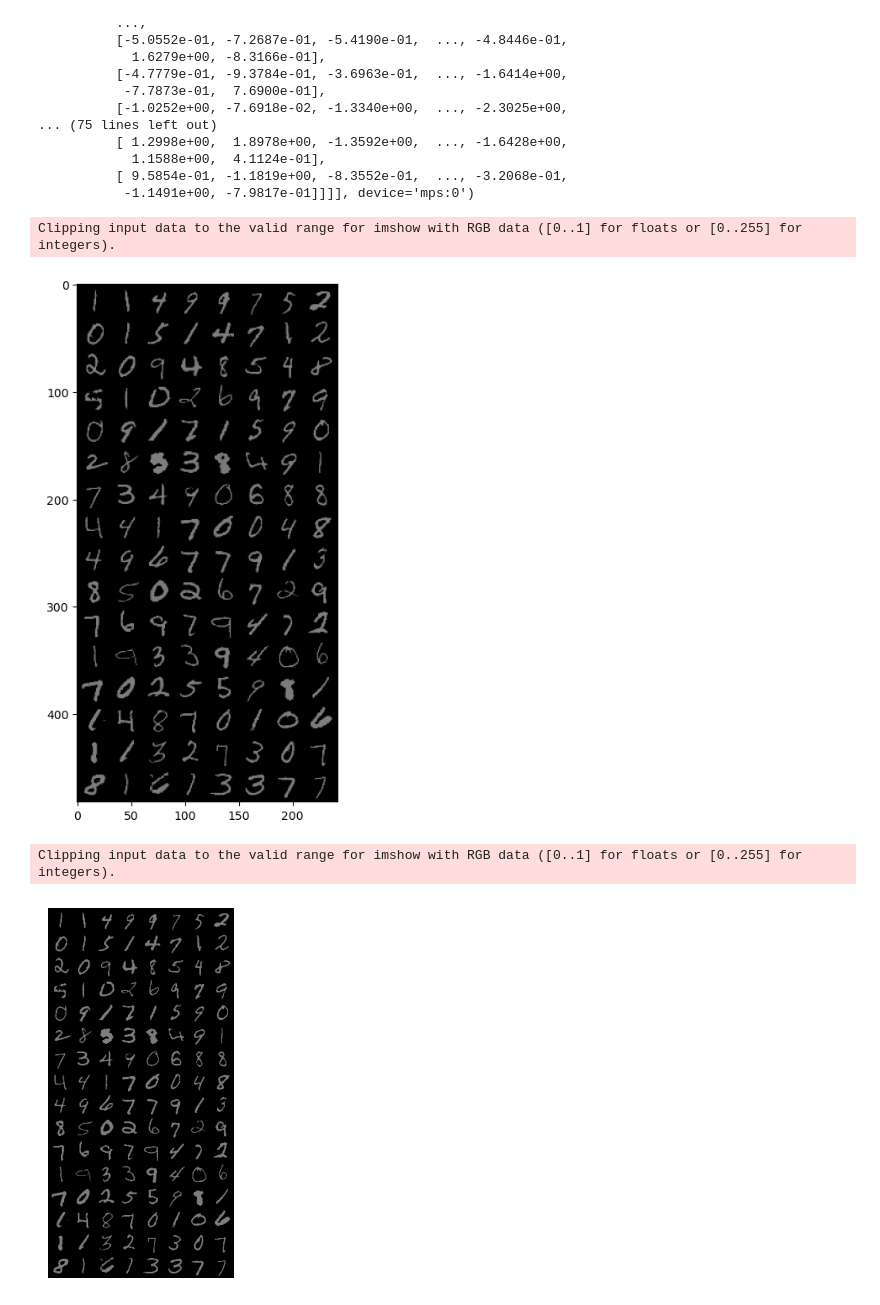
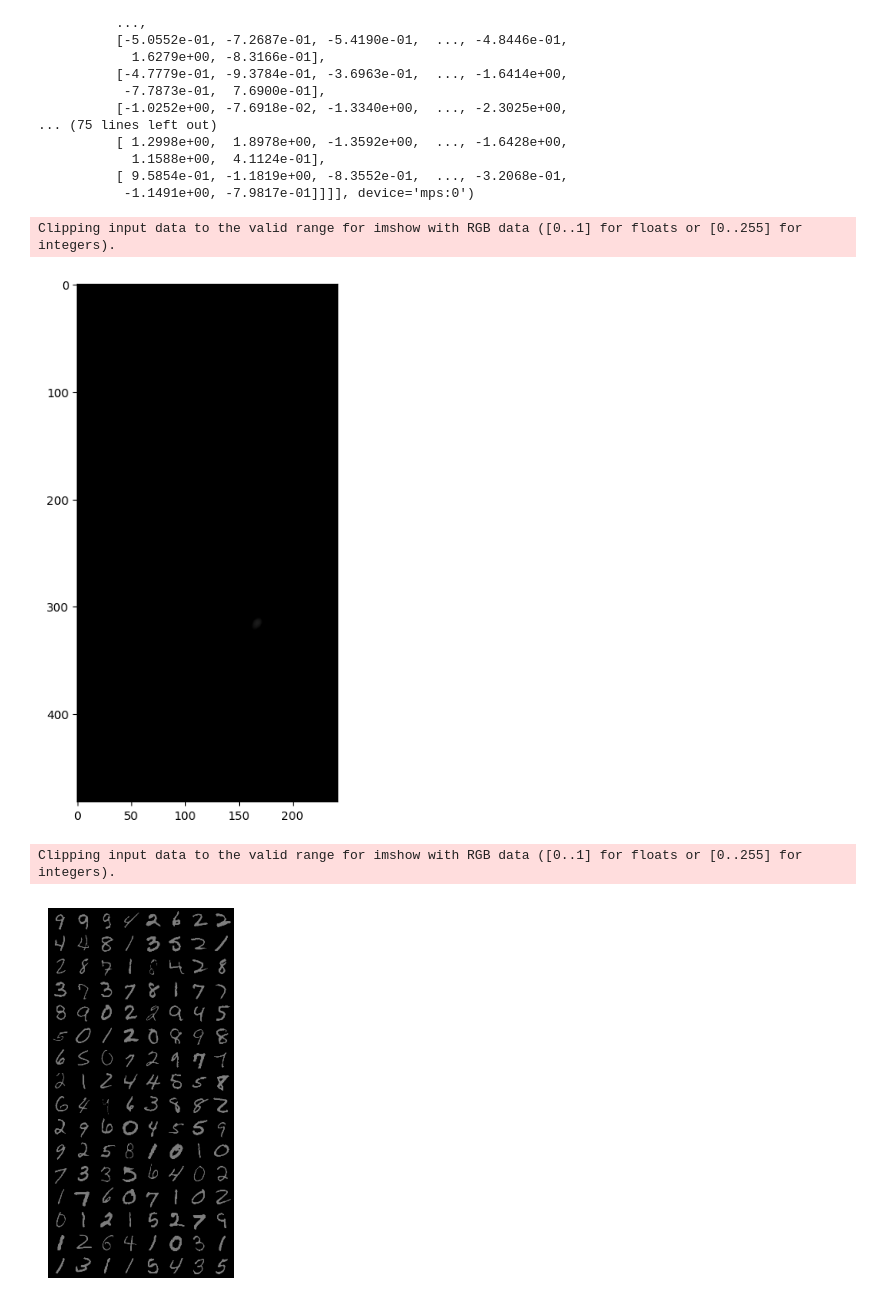
Before and after one commit to MaxTalberg/Diffusion-Model, a Jupyter notebook: src/CW.ipynb, the cells around one changed output. Cells and saved outputs as stored; diff of their text form; code cells hidden in the pictures.

Commit message:
generating cold diff plots

```diff
--- a/src/CW.ipynb
+++ b/src/CW.ipynb
@@ -43,15 +42,15 @@ timesteps = config["hyperparameters"]["timesteps"]
 interval = config["hyperparameters"]["interval"]
 
 # Load the MNIST dataset
-train_dataloader, test_dataloader = get_dataloaders(config["hyperparameters"]["batch_size"],
+dataloader = get_dataloaders(config["hyperparameters"]["batch_size"],
                                     config["hyperparameters"]["num_workers"])
 
 # get real images for FID
-real_images, _ = next(iter(train_dataloader))
+real_images, _ = next(iter(dataloader))
 
 # prepare the device
 accelerator = Accelerator()
-ddpm, optim, train_dataloader, test_dataloader = accelerator.prepare(ddpm, optim, train_dataloader, test_dataloader)
+ddpm, optim, dataloader = accelerator.prepare(ddpm, optim, dataloader)
 
 # Train the model
 epochs = config['hyperparameters']['epochs']
@@ -98,6 +97,6 @@ def train_epoch(model, dataloader, optimizer, display_interval=100, single_batch
     avg_train_loss = np.mean(train_losses)
     return avg_train_loss, z_t, x
 # %%
-avg_loss , z_t, x = train_epoch(ddpm, train_dataloader, optim, single_batch=False)
+avg_loss , z_t, x = train_epoch(ddpm, dataloader, optim, single_batch=False)
 # %% [output]
 Clipping input data to the valid range for imshow with RGB data ([0..1] for floats or [0..255] for integers).
@@ -130,29 +129,29 @@ tensor([[[[ 1.8362e-01, -9.3995e-01,  3.6182e-01,  ...,  1.1312e+00,
             1.1588e+00,  4.1124e-01],
           [ 9.5854e-01, -1.1819e+00, -8.3552e-01,  ..., -3.2068e-01,
            -1.1491e+00, -7.9817e-01]]]], device='mps:0')
+# %%
+simga_val_t = 0.02 + 0.01*500
 # %%
+from torchvision.transforms import GaussianBlur
 
-from PIL import Image
-from torchvision.transforms import v2
-
-blurrer = v2.GaussianBlur(kernel_size=(5, 9), sigma=(0.0001))
+blurrer = GaussianBlur(kernel_size=(29, 29), sigma=(simga_val_t))
 blurred_imgs = blurrer(x)
 blurred_imgs
 
 grid = make_grid(blurred_imgs, nrow=8)
 npimg = grid.cpu().numpy()
 plt.subplots(figsize=(8, 8))
 plt.imshow(np.transpose(npimg, (1, 2, 0)))
 plt.show()
 
 
 gridx = make_grid(x, nrow=8)
 npimgx = gridx.cpu().numpy()
 plt.imshow(np.transpose(npimgx, (1, 2, 0)))
 plt.axis('off')
 plt.show()
 # %% [output]
 Clipping input data to the valid range for imshow with RGB data ([0..1] for floats or [0..255] for integers).
-[figure, old version]
+[figure, new version]
 Clipping input data to the valid range for imshow with RGB data ([0..1] for floats or [0..255] for integers).
-[figure, old version]
+[figure, new version]
```
Also changed, not shown: parts of 4 cells of this notebook, 6 other files.
